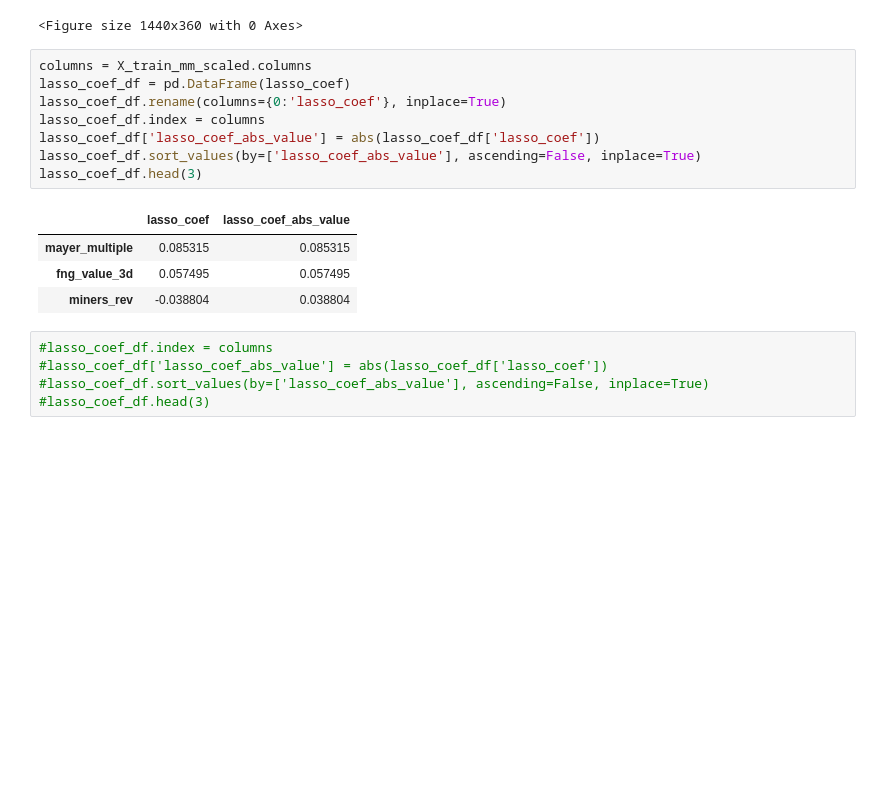
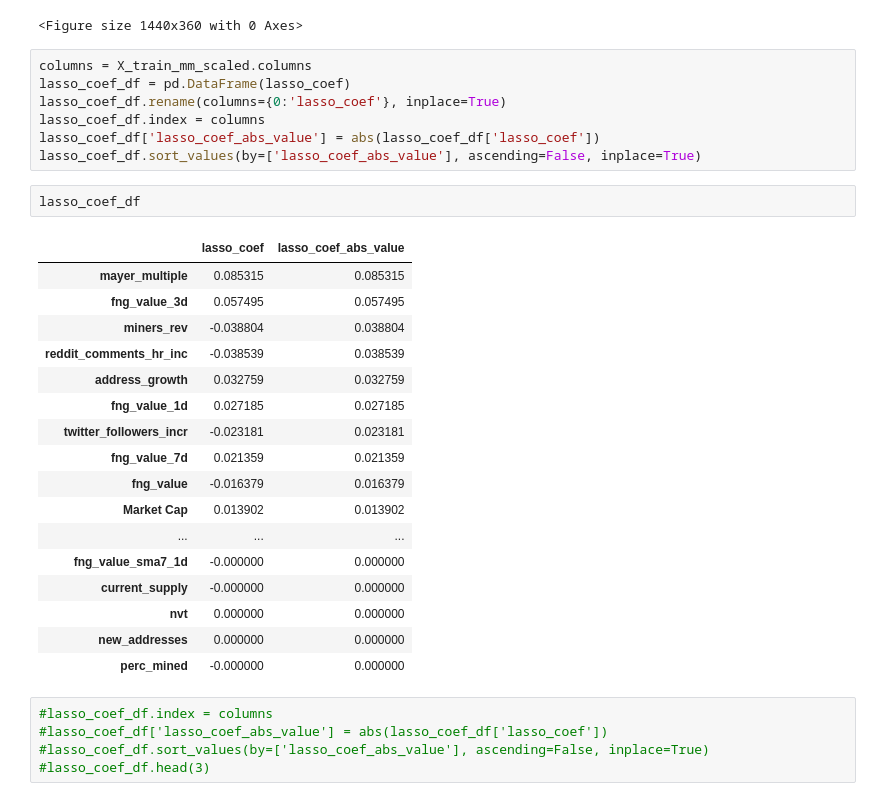
Before and after one commit to gdepalma93/nu_fintech_project_2, a Jupyter notebook: WITH_FNG_btc_dataframe.ipynb, the cells around one changed output. Saved outputs shown, nothing was run; the diff lists cells and outputs as text; blank space fills up the shorter version.

```diff
--- a/WITH_FNG_btc_dataframe.ipynb
+++ b/WITH_FNG_btc_dataframe.ipynb
@@ -211,12 +211,26 @@ lasso_coef_df.rename(columns={0:'lasso_coef'}, inplace=True)
 lasso_coef_df.index = columns
 lasso_coef_df['lasso_coef_abs_value'] = abs(lasso_coef_df['lasso_coef'])
 lasso_coef_df.sort_values(by=['lasso_coef_abs_value'], ascending=False, inplace=True)
-lasso_coef_df.head(3)
-# %% [output]
-|  | lasso_coef | lasso_coef_abs_value |
-| mayer_multiple | 0.085315 | 0.085315 |
-| fng_value_3d | 0.057495 | 0.057495 |
-| miners_rev | -0.038804 | 0.038804 |
+# %%
+lasso_coef_df
+# %% [output]
+|  | lasso_coef | lasso_coef_abs_value |
+| mayer_multiple | 0.085315 | 0.085315 |
+| fng_value_3d | 0.057495 | 0.057495 |
+| miners_rev | -0.038804 | 0.038804 |
+| reddit_comments_hr_inc | -0.038539 | 0.038539 |
+| address_growth | 0.032759 | 0.032759 |
+| fng_value_1d | 0.027185 | 0.027185 |
+| twitter_followers_incr | -0.023181 | 0.023181 |
+| fng_value_7d | 0.021359 | 0.021359 |
+| fng_value | -0.016379 | 0.016379 |
+| Market Cap | 0.013902 | 0.013902 |
+| ... | ... | ... |
+| fng_value_sma7_1d | -0.000000 | 0.000000 |
+| current_supply | -0.000000 | 0.000000 |
+| nvt | 0.000000 | 0.000000 |
+| new_addresses | 0.000000 | 0.000000 |
+| perc_mined | -0.000000 | 0.000000 |
 # %%
 #lasso_coef_df.index = columns
 #lasso_coef_df['lasso_coef_abs_value'] = abs(lasso_coef_df['lasso_coef'])
```
Also changed, not shown: 4 other files.
